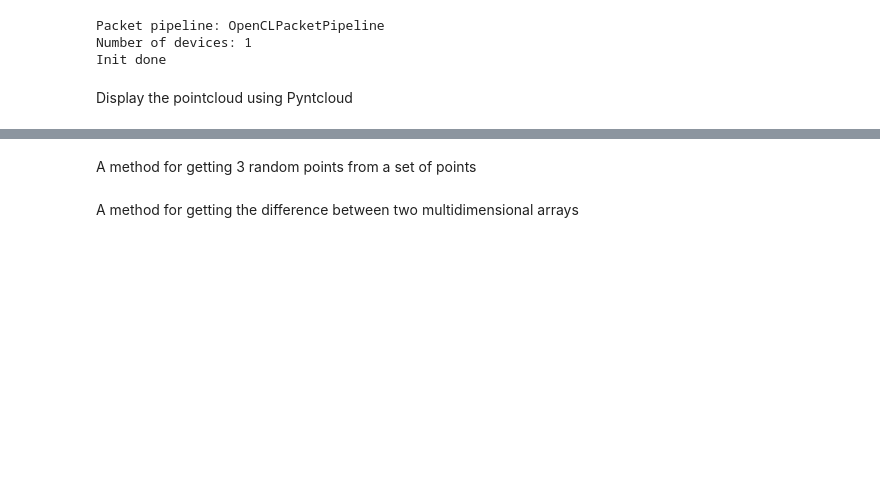
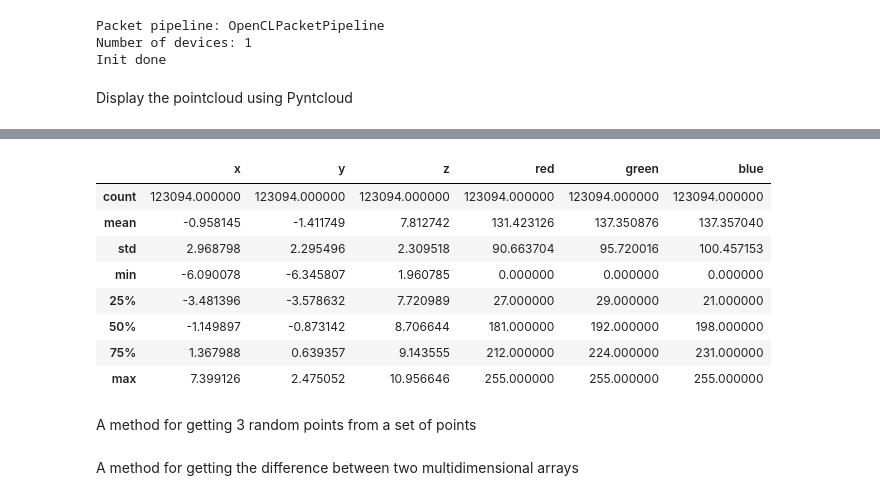
Before and after one commit to ClausHolmgaard/Playground, a Jupyter notebook: ImageProcessing/RANSAC/RansacOnPointcloud_2.ipynb, the cells around one changed output, grey strips where cells are left out. Drawn from its saved outputs; the diff is of its cells as text; code cells hidden in the pictures; blank space fills up the shorter version.

```diff
--- a/ImageProcessing/RANSAC/RansacOnPointcloud_2.ipynb
+++ b/ImageProcessing/RANSAC/RansacOnPointcloud_2.ipynb
@@ -42,3 +44,15 @@ Device stopped and closed
+# %%
+points.describe()
+# %% [output]
+|  | x | y | z | red | green | blue |
+| count | 123094.000000 | 123094.000000 | 123094.000000 | 123094.000000 | 123094.000000 | 123094.000000 |
+| mean | -0.958145 | -1.411749 | 7.812742 | 131.423126 | 137.350876 | 137.357040 |
+| std | 2.968798 | 2.295496 | 2.309518 | 90.663704 | 95.720016 | 100.457153 |
+| min | -6.090078 | -6.345807 | 1.960785 | 0.000000 | 0.000000 | 0.000000 |
+| 25% | -3.481396 | -3.578632 | 7.720989 | 27.000000 | 29.000000 | 21.000000 |
+| 50% | -1.149897 | -0.873142 | 8.706644 | 181.000000 | 192.000000 | 198.000000 |
+| 75% | 1.367988 | 0.639357 | 9.143555 | 212.000000 | 224.000000 | 231.000000 |
+| max | 7.399126 | 2.475052 | 10.956646 | 255.000000 | 255.000000 | 255.000000 |
 # %% [markdown]
 A method for getting 3 random points from a set of points
 # %%
```
Also changed, not shown: parts of 24 cells of this notebook, 21 other files.
